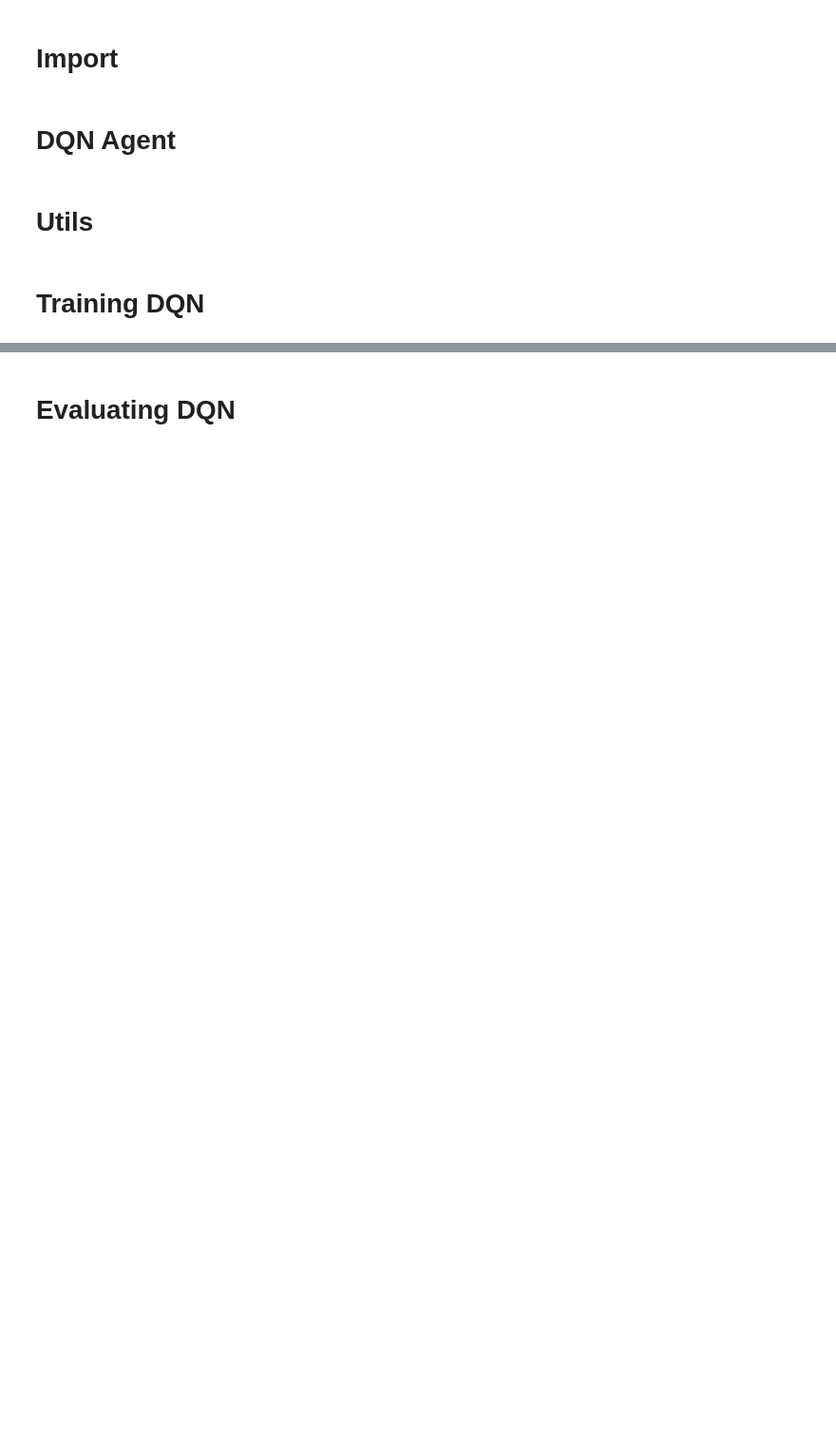
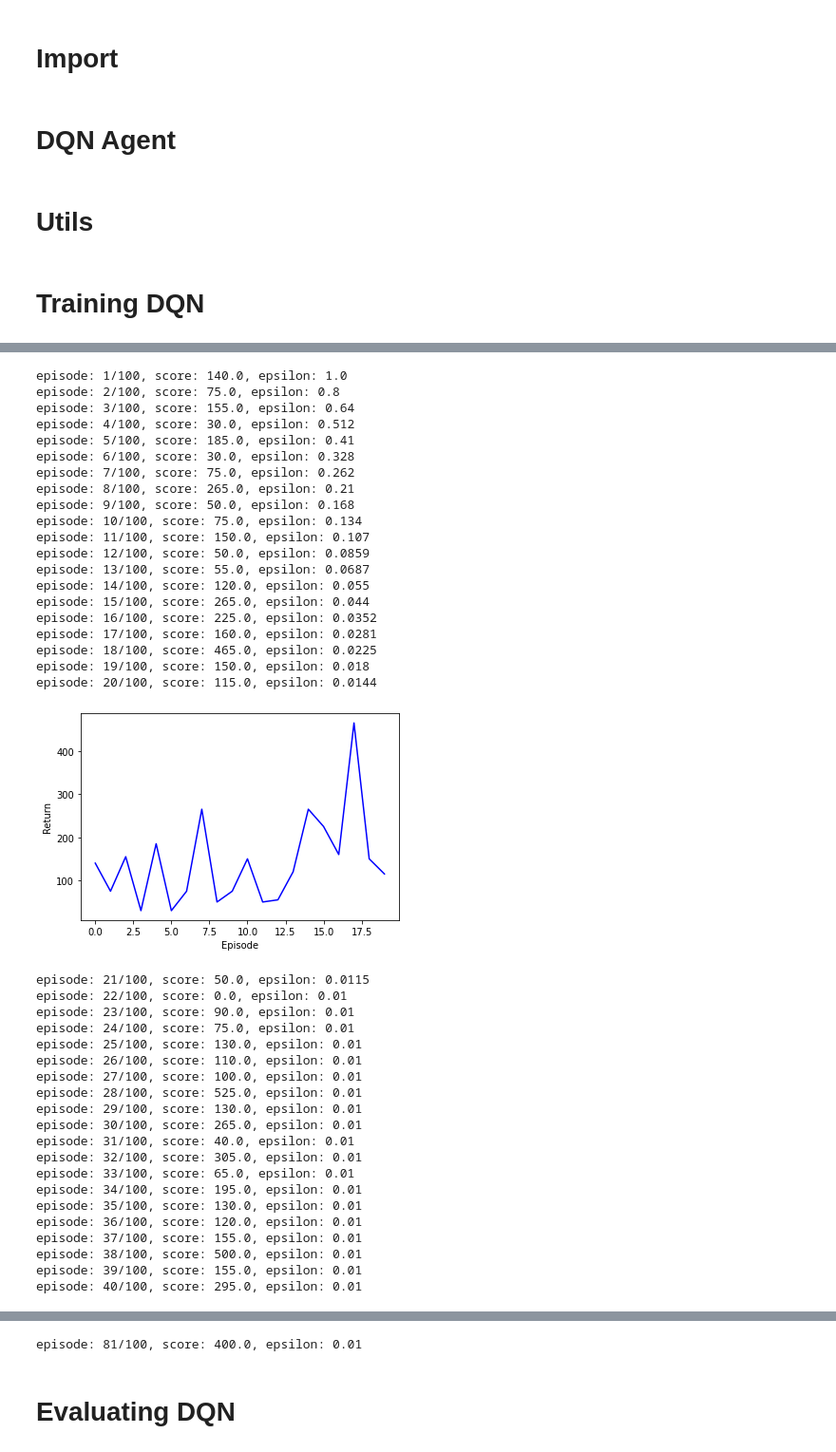
Before and after one commit to RafaelStudartDiPiero/SpaceInvadersDQNLearning, a Jupyter notebook: SpaceInvadersDQNLearning.ipynb, the cells around one changed output, grey strips where cells are left out. Shown: that part at 95% size. Drawn from its saved outputs; the diff is of its cells as text; code cells hidden in the pictures; blank space fills up the shorter version.

Commit message:
Trying new training

```diff
--- a/SpaceInvadersDQNLearning.ipynb
+++ b/SpaceInvadersDQNLearning.ipynb
@@ -255,14 +255,14 @@ action_size = env.action_space.n # 6 possible actions
 learning_rate =  0.00025      # Alpha (aka learning rate)
 
 ### TRAINING HYPERPARAMETERS
-NUM_EPISODES = 50  # Number of episodes used for training
+NUM_EPISODES = 100  # Number of episodes used for training
 max_steps = 50000              # Max possible steps in an episode
 batch_size = 64                # Batch size
 
 # Exploration parameters for epsilon greedy strategy
 epsilon = 1.0            # exploration probability at start
 epsilon_min = 0.01            # minimum exploration probability
-epsilon_decay = 0.00001           # exponential decay rate for exploration prob
+epsilon_decay = 0.8           # exponential decay rate for exploration prob
 
 # Q learning hyperparameters
 gamma = 0.9                    # Discounting rate
@@ -305,49 +323,87 @@ for ep in range(1, eps+1):
     print("Episode:{} Score:{}".format(ep, score))
 env.close()
 # %%
+ return_history = []
 for episodes in range(1, NUM_EPISODES + 1):
     # Reset the environment
     state = env.reset()
-    # TODO:This reshape is needed to keep compatibility with Keras
-    #state = np.reshape(state, [1, state_size])
+    done = False
     state, stacked_frames = stack_frames(stacked_frames, state, True)
     state = np.expand_dims(state, axis=0) # EXPANDING STATE TO GET RIGHT IN TRAINING
-    print(state.shape)
-    # Cumulative reward is the return since the beginning of the episode
-    cumulative_reward = 0.0
+    score = 0.0
     while not done:
         # Select action
         action = agent.act(state)
         # Take action, observe reward and new state
         next_state, reward, done, _ = env.step(action)
-        # TODO:Reshaping to keep compatibility with Keras
-        #next_state = np.reshape(next_state, [1, state_size])
         next_state, stacked_frames = stack_frames(stacked_frames, next_state, False)
         next_state = np.expand_dims(next_state, axis=0) # EXPANDING STATE TO GET RIGHT IN TRAINING
         # Making reward engineering to allow faster training
         reward = reward_engineering_space_invaders(state, reward, next_state)
         # Appending this experience to the experience replay buffer
         agent.append_experience(state, action, reward, next_state, done)
         state = next_state
         # Accumulate reward
-        cumulative_reward = agent.gamma * cumulative_reward + reward
+        score += reward
         if done:
-            print("episode: {}/{}, time: {}, score: {:.6}, epsilon: {:.3}"
-                  .format(episodes, NUM_EPISODES, time, cumulative_reward, agent.epsilon))
+            print("episode: {}/{}, score: {:.6}, epsilon: {:.3}"
+                  .format(episodes, NUM_EPISODES, score, agent.epsilon))
             break
         # We only update the policy if we already have enough experience in memory
         if len(agent.replay_buffer) > 2 * batch_size:
             loss = agent.replay(batch_size)
-    return_history.append(cumulative_reward)
+    return_history.append(score)
     agent.update_epsilon()
     # Every 10 episodes, update the plot for training monitoring
     if episodes % 20 == 0:
         plt.plot(return_history, 'b')
         plt.xlabel('Episode')
         plt.ylabel('Return')
         plt.show(block=False)
         plt.pause(0.1)
         plt.savefig('dqn_training.' + fig_format, fig_format=fig_format)
         # Saving the model to disk
         agent.save("space_invaders.h5")
 plt.pause(1.0)
+# %% [output]
+episode: 1/100, score: 140.0, epsilon: 1.0
+episode: 2/100, score: 75.0, epsilon: 0.8
+episode: 3/100, score: 155.0, epsilon: 0.64
+episode: 4/100, score: 30.0, epsilon: 0.512
+episode: 5/100, score: 185.0, epsilon: 0.41
+episode: 6/100, score: 30.0, epsilon: 0.328
+episode: 7/100, score: 75.0, epsilon: 0.262
+episode: 8/100, score: 265.0, epsilon: 0.21
+episode: 9/100, score: 50.0, epsilon: 0.168
+episode: 10/100, score: 75.0, epsilon: 0.134
+episode: 11/100, score: 150.0, epsilon: 0.107
+episode: 12/100, score: 50.0, epsilon: 0.0859
+episode: 13/100, score: 55.0, epsilon: 0.0687
+episode: 14/100, score: 120.0, epsilon: 0.055
+episode: 15/100, score: 265.0, epsilon: 0.044
+episode: 16/100, score: 225.0, epsilon: 0.0352
+episode: 17/100, score: 160.0, epsilon: 0.0281
+episode: 18/100, score: 465.0, epsilon: 0.0225
+episode: 19/100, score: 150.0, epsilon: 0.018
+episode: 20/100, score: 115.0, epsilon: 0.0144
+[figure, added]
+episode: 21/100, score: 50.0, epsilon: 0.0115
+episode: 22/100, score: 0.0, epsilon: 0.01
+episode: 23/100, score: 90.0, epsilon: 0.01
+episode: 24/100, score: 75.0, epsilon: 0.01
+episode: 25/100, score: 130.0, epsilon: 0.01
+episode: 26/100, score: 110.0, epsilon: 0.01
+episode: 27/100, score: 100.0, epsilon: 0.01
+episode: 28/100, score: 525.0, epsilon: 0.01
+episode: 29/100, score: 130.0, epsilon: 0.01
+episode: 30/100, score: 265.0, epsilon: 0.01
+episode: 31/100, score: 40.0, epsilon: 0.01
+episode: 32/100, score: 305.0, epsilon: 0.01
+episode: 33/100, score: 65.0, epsilon: 0.01
+episode: 34/100, score: 195.0, epsilon: 0.01
+episode: 35/100, score: 130.0, epsilon: 0.01
+episode: 36/100, score: 120.0, epsilon: 0.01
+episode: 37/100, score: 155.0, epsilon: 0.01
+episode: 38/100, score: 500.0, epsilon: 0.01
+episode: 39/100, score: 155.0, epsilon: 0.01
+episode: 40/100, score: 295.0, epsilon: 0.01
@@ -354,3 +453,4 @@ plt.pause(1.0)
+episode: 81/100, score: 400.0, epsilon: 0.01
 # %% [markdown]
 # Evaluating DQN
 # %%
```
Also changed, not shown: parts of 3 cells of this notebook, 3 other files.
